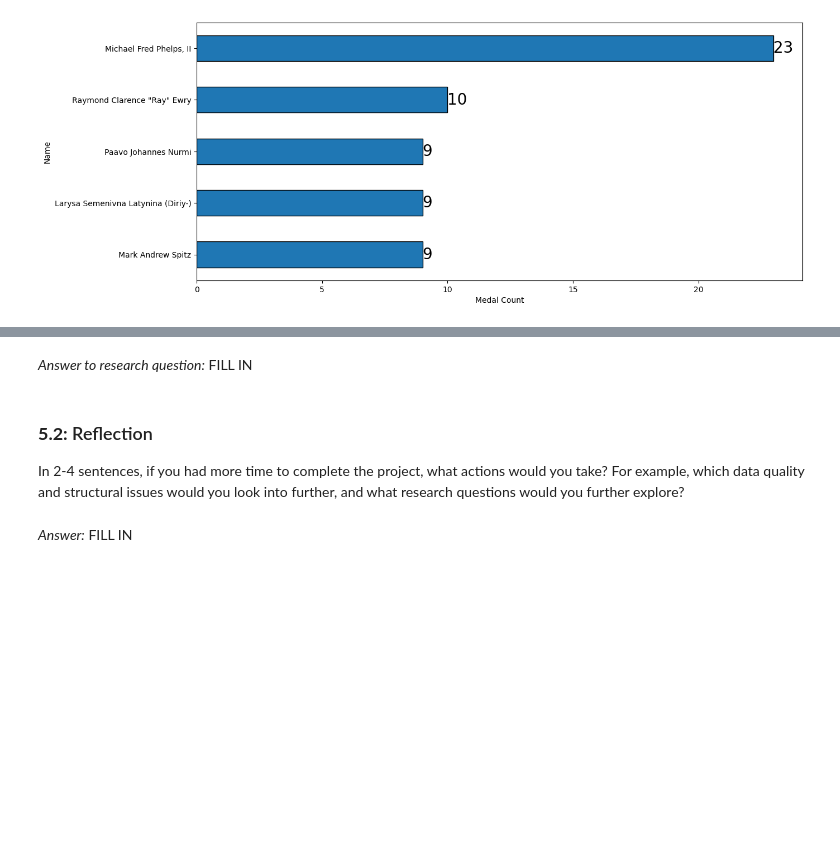
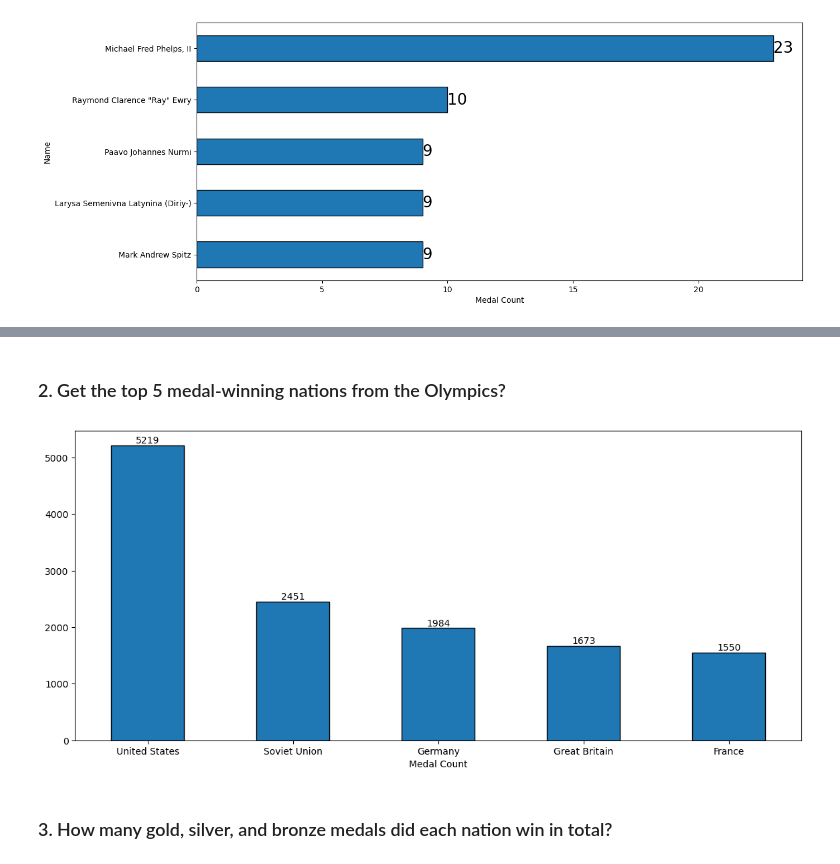
Before and after one commit to igooku/Udacity_dataWrangling_olympic_envirmnet, a Jupyter notebook: Data_Wrangling_Project_Starter.ipynb, the cells around one changed output, grey strips where cells are left out. Drawn from its saved outputs; the diff is of its cells as text; code cells hidden in the pictures; blank space fills up the shorter version.

Commit message:
finshed olympics but not climate change

```diff
--- a/Data_Wrangling_Project_Starter.ipynb
+++ b/Data_Wrangling_Project_Starter.ipynb
@@ -528,7 +576,14 @@ Going back to the problem statement in step 1, use the cleaned data to answer th
-# %% [markdown]
-*Answer to research question:* FILL IN
-# %% [markdown]
-### **5.2:** Reflection
-In 2-4 sentences, if you had more time to complete the project, what actions would you take? For example, which data quality and structural issues would you look into further, and what research questions would you further explore?
-# %% [markdown]
-*Answer:* FILL IN
+# %% [markdown]
+### 2. Get the top 5 medal-winning nations from the Olympics?
+# %%
+countries_medal = df_olympic_clean.query('Medal != "No Medal"').groupby('Team').size().sort_values(ascending= False).iloc[:5]
+# %%
+ax = countries_medal.plot(kind = 'bar', edgecolor = 'black', rot = 0, figsize = [14,6])
+ax.bar_label(ax.containers[0], fontsize = 10)
+
+plt.xlabel('Medal Count')
+plt.show()
+# %% [output]
+[figure, added]
+# %% [markdown]
+### 3. How many gold, silver, and bronze medals did each nation win in total?
```
Also changed, not shown: parts of 80 cells of this notebook, 1 other file.
